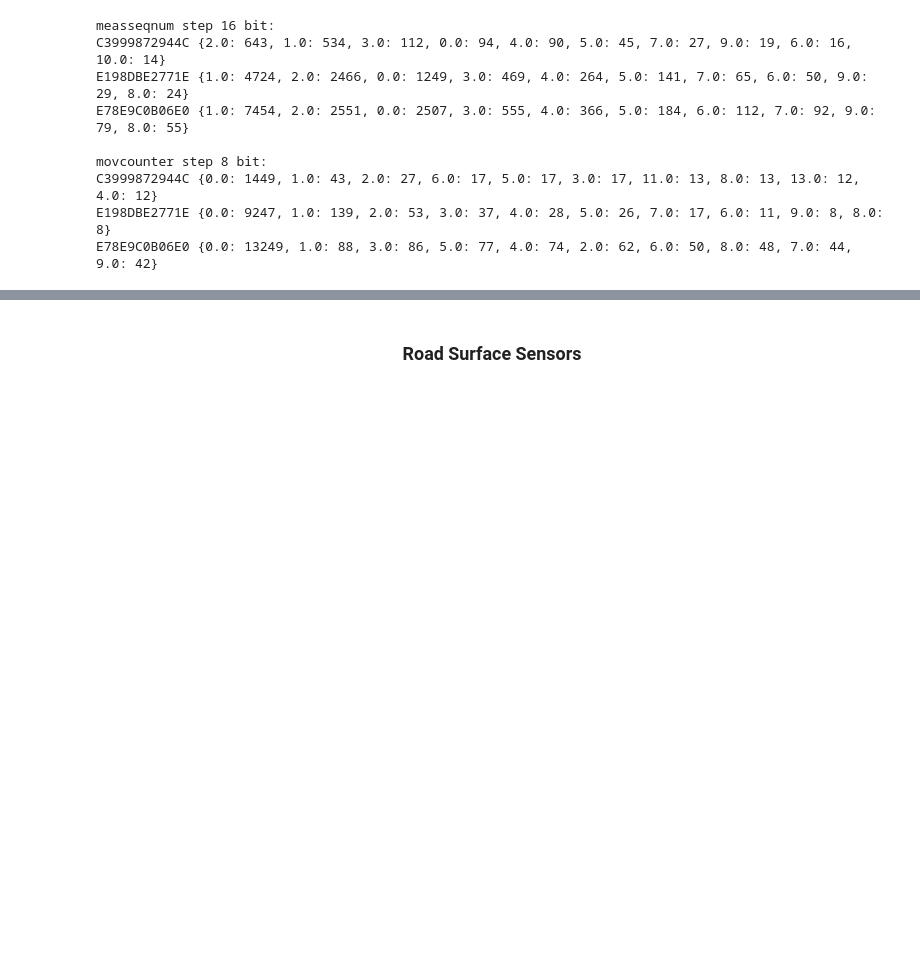
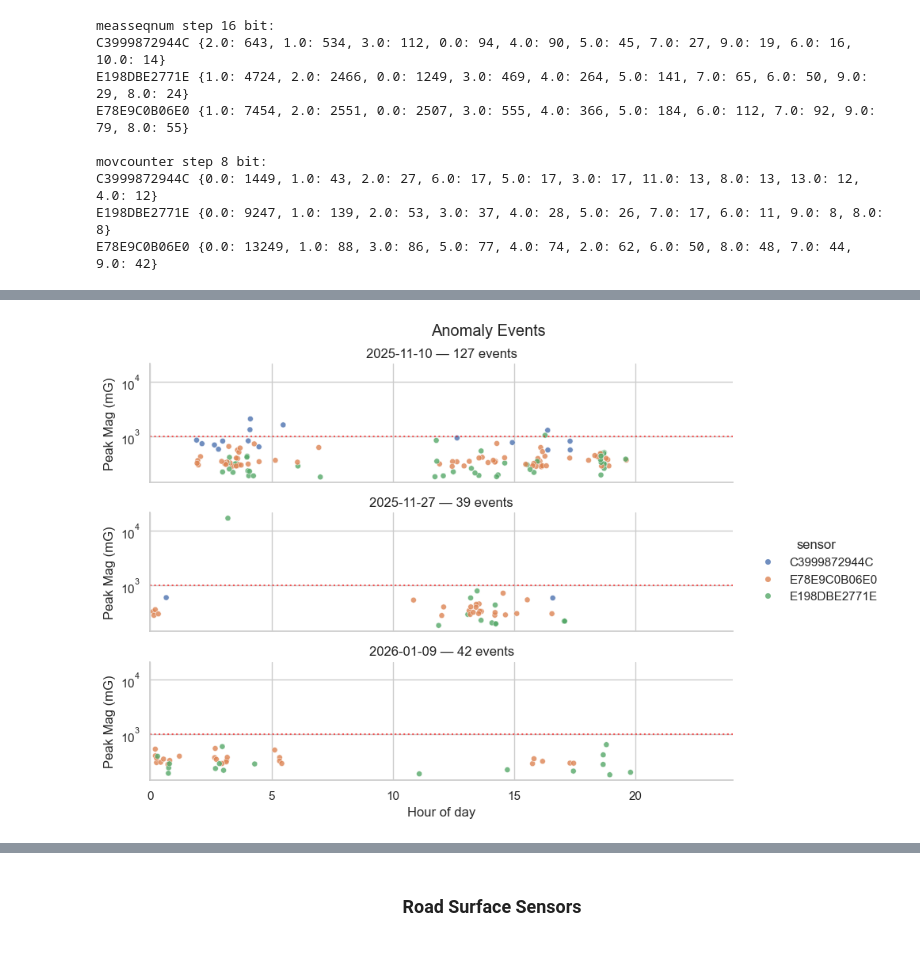
Before and after one commit to Mortti11/Hazard_Situation_Analysis_and_Prediction, a Jupyter notebook: analyzing.ipynb, the cells around one changed output, grey strips where cells are left out. Cells and saved outputs as stored; diff of their text form; code cells hidden in the pictures; blank space fills up the shorter version.

```diff
--- a/analyzing.ipynb
+++ b/analyzing.ipynb
@@ -556,7 +635,7 @@ Evening (18-22): 1 events (5.882352941176471%)
 geo = Nominatim(user_agent="hazard_analysis_turku_helsinki")
 geocode_reverse = RateLimiter(geo.reverse, min_delay_seconds=1.1)
 locations = []
-for _, p in presses_df.iterrows():
+for _, p in press_22.iterrows():
         loc = geocode_reverse(f"{p['lat']}, {p['lon']}", language="en", zoom=16)
         addr = loc.raw.get("address", {})
         road = addr.get("road", addr.get("hamlet", addr.get("suburb", "unknown")))
@@ -564,15 +643,15 @@ for _, p in presses_df.iterrows():
         locations.append({"press_idx": _, "road": road, "town": town, "full": loc.address})
 
 loc_df=pd.DataFrame(locations)
-presses_df["road"]=loc_df["road"].values
-presses_df["town"]=loc_df["town"].values
+press_22["road"]=loc_df["road"].values
+press_22["town"]=loc_df["town"].values
 
 
 
 print("ROAD NAMES AT PRESS EVENTS:\n")
-for i, row in presses_df.iterrows():
-    print(f"  Press {i+1:2d} {row['road']:30s} | {row['town']}")
+for i, row in press_22.iterrows():
+    print(f"Press {i+1:2d} {row['road']:30s} | {row['town']}")
 
 print(f"\nMost dangerous roads:")
-print(presses_df.groupby("road").agg(presses=("press_id","size")).sort_values("presses", ascending=False).head(10).to_string())
+print(press_22.groupby("road").agg(presses=("event_id","size")).sort_values("presses", ascending=False).head(10).to_string())
 # %% [output]
@@ -611,19 +707,19 @@ def sun_times(date, lat, lon):
 
 # This function is going to check one row and returns true and false:
 def is_dark_row(row):
-    ts_local= row["ts"].astimezone(time_zone)
+    ts_local= row["start"].astimezone(time_zone)
     lat = round(float(row["lat"]),3)
     lon =round(float(row["lon"]),3)
     location_sun_time=sun_times(ts_local.date(),lat, lon)
     return ts_local<location_sun_time["dawn"]or ts_local>location_sun_time["dusk"]
 
-presses_df["is_dark"] = presses_df.apply(is_dark_row, axis=1)
-dark_count = int(presses_df["is_dark"].sum())
-print(f"Presses in DARKNESS: {dark_count} / {len(presses_df)} ({dark_count/len(presses_df)*100:.0f}%)")
+press_22["is_dark"] = press_22.apply(is_dark_row, axis=1)
+dark_count = int(press_22["is_dark"].sum())
+print(f"Presses in DARKNESS: {dark_count} / {len(press_22)} ({dark_count/len(press_22)*100:.0f}%)")
 
-for i, row in presses_df.iterrows():
+for i, row in press_22.iterrows():
 
-    ts_local =row["ts"].astimezone(time_zone)
+    ts_local =row["start"].astimezone(time_zone)
     lat = round(float(row["lat"]),3)
     lon= round(float(row["lon"]),3)
     s =sun_times(ts_local.date(),lat, lon)
@@ -891,0 +1187,9 @@ E78E9C0B06E0 {0.0: 13249, 1.0: 88, 3.0: 86, 5.0: 77, 4.0: 74, 2.0: 62, 6.0: 50,
+# %%
+
+motion_anomalies["distance_meter"] = [np.nan] + [haversine(motion_anomalies.iloc[i-1]["lat"], motion_anomalies.iloc[i-1]["lon"],
+              motion_anomalies.iloc[i]["lat"], motion_anomalies.iloc[i]["lon"]).round(2) for i in range(1, len(motion_anomalies))]
+motion_anomalies["gap_seconds"] = motion_anomalies["start_ts"].sub(motion_anomalies["end_ts"].shift(1)).dt.total_seconds()
+motion_anomalies.loc[motion_anomalies["gap_seconds"] <= 0, ["gap_seconds", "distance_meter"]] = np.nan
+motion_anomalies["speed_kmh"] = (motion_anomalies["distance_meter"] / motion_anomalies["gap_seconds"] * 3.6).round(2)
+
+motion_anomalies
@@ -891,0 +1220,14 @@ E78E9C0B06E0 {0.0: 13249, 1.0: 88, 3.0: 86, 5.0: 77, 4.0: 74, 2.0: 62, 6.0: 50,
+# %%
+daily_motion_anomalies = motion_anomalies.assign(date=lambda d: d["start_ts"].dt.date, hour=lambda d: d["start_ts"].dt.hour + d["start_ts"].dt.minute/60 + d["start_ts"].dt.second/3600,
+    sensor=lambda d: d["sensors"].astype(str).str.extract(r"([0-9A-F]{12})", expand=False))
+daily_motion_anomalies["panel"] = daily_motion_anomalies["date"].astype(str) + " — " + daily_motion_anomalies.groupby("date")["event_id"].transform("size").astype(str)+" events"
+
+sns.set_theme(style="whitegrid")
+chart = sns.relplot(data=daily_motion_anomalies.sort_values("date"), x="hour", y="peak_mag", hue="sensor", row="panel", kind="scatter", s=26, alpha=.8, height=2.1, aspect=4)
+chart.set(xlim=(0, 24), yscale="log", xlabel="Hour of day", ylabel="Peak Mag (mG)")
+chart.refline(y=1000, color="red", linestyle=":", alpha=.6)
+chart.set_titles("{row_name}")
+chart.figure.suptitle("Anomaly Events", y=1.02)
+plt.show()
+# %% [output]
+[figure, added]
```
Also changed, not shown: parts of 53 cells of this notebook, 2 other files.
